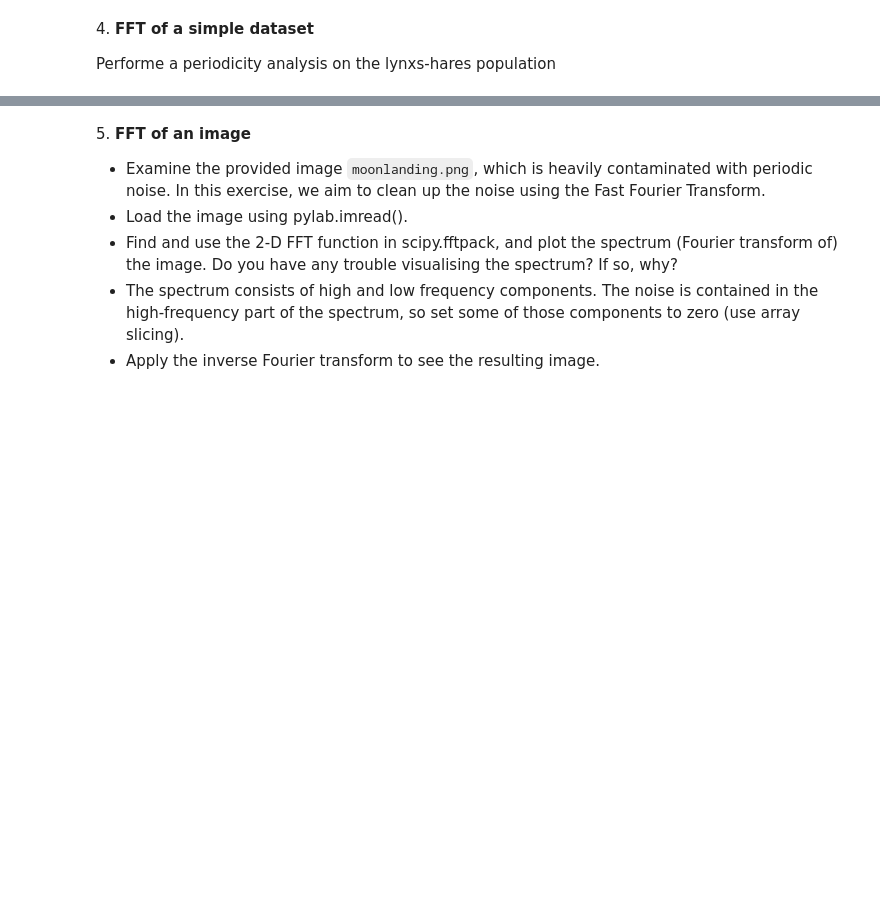
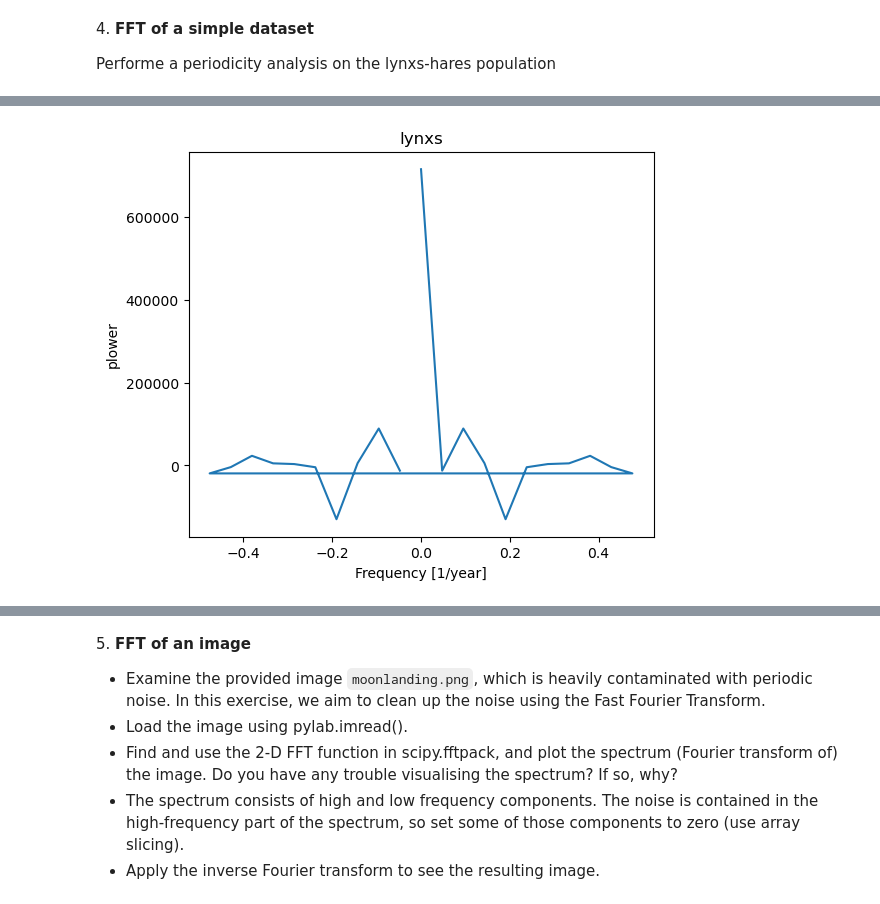
Before and after one commit to MarcoZenari/LaboratoryOfComputationalPhysics_Y5, a Jupyter notebook: 09ex_Algorithms_solutions.ipynb, the cells around one changed output, grey strips where cells are left out. Drawn from its saved outputs; the diff is of its cells as text; code cells hidden in the pictures; blank space fills up the shorter version.

```diff
--- a/09ex_Algorithms_solutions.ipynb
+++ b/09ex_Algorithms_solutions.ipynb
@@ -239,0 +211,5 @@ Performe a periodicity analysis on the lynxs-hares population
+# %%
+filename='populations.txt'
+data=np.loadtxt(filename)
+df=pd.DataFrame(data)
+df
@@ -239,0 +234,19 @@ Performe a periodicity analysis on the lynxs-hares population
+# %%
+lynxs=np.array(df[1])
+hares=np.array(df[2])
+
+lynxs_fft = fftpack.fft(lynxs)
+hares_fft=fftpack.fft(hares)
+# %%
+# The corresponding frequencies
+freq = fftpack.fftfreq(lynxs.size)
+
+# Plot the FFT power
+plt.figure(figsize=(6, 5))
+plt.plot(freq, lynxs_fft)
+plt.xlabel('Frequency [1/year]')
+plt.ylabel('plower')
+plt.title('lynxs')
+plt.show()
+# %% [output]
+[figure, added]
```
Also changed, not shown: parts of 20 cells of this notebook.
